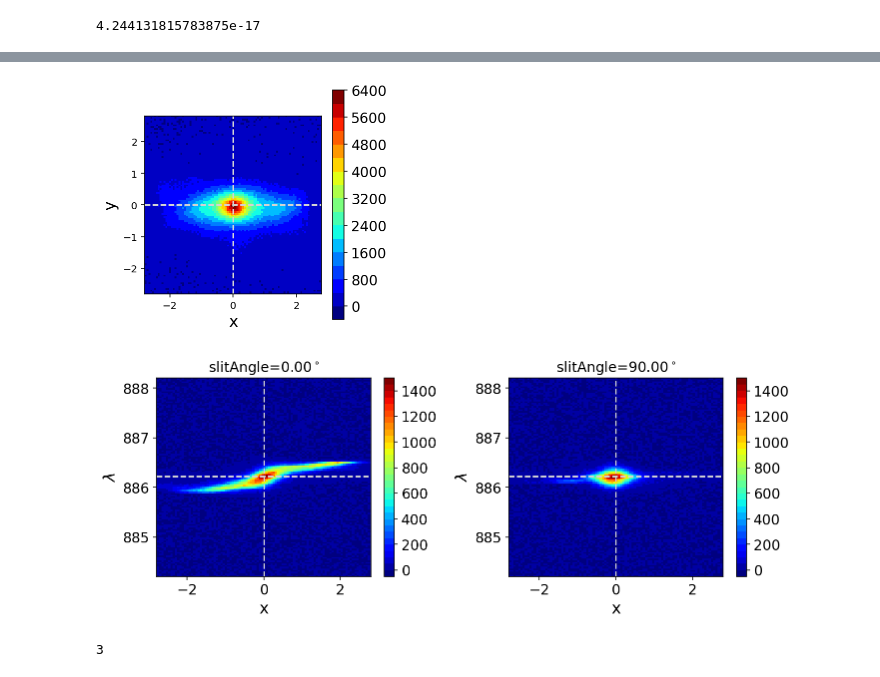
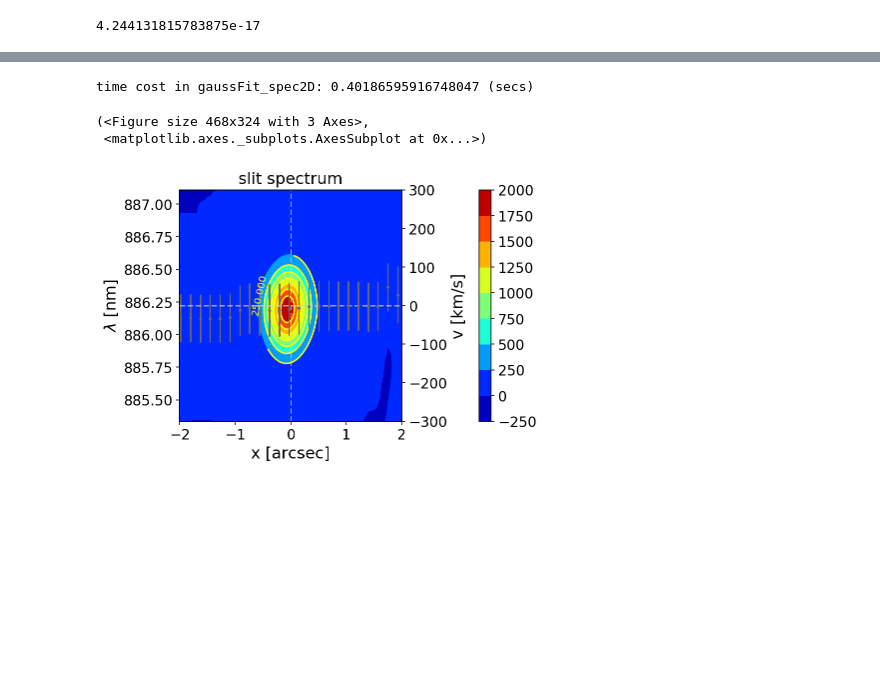
Before and after one commit to msmithUA/TNGcube, a Jupyter notebook: notebooks/[demo] TNGmock.ipynb, the cells around one changed output, grey strips where cells are left out. Drawn from its saved outputs; the diff is of its cells as text; code cells hidden in the pictures; blank space fills up the shorter version.

```diff
--- a/notebooks/[demo] TNGmock.ipynb
+++ b/notebooks/[demo] TNGmock.ipynb
@@ -62,9 +82,13 @@ data_info = mock.gen_mock_data(noise_mode=1)
+# %%
+model_minor = dataInfo['spec'][1].GF.model
+dataInfo['spec'][1].display(xlim=[-2., 2], vlim=[-300, 300], mark_fit=True, model=model_minor)
+# %% [output]
+time cost in gaussFit_spec2D: 0.40186595916748047 (secs)
+(<Figure size 468x324 with 3 Axes>,
+ <matplotlib.axes._subplots.AxesSubplot at 0x...>)
+[figure, added]
 # %%
-plot_image( data_info['image'], spaceGrid=data_info['spaceGrid'], xlim=[-2.8, 2.8])
-#plot_image( data_info['image'], spaceGrid=data_info['spaceGrid'], xlim=[-1.2, 1.2])
+#plot_image( data_info['image'].array, spaceGrid=data_info['spaceGrid'], xlim=[-2.8, 2.8])
+
+#spec_arrays = [data_info['spec'][0].array, data_info['spec'][1].array]
+#plot_specs(spec_arrays, slitAngles=mock.Pars.fid['slitAngles'], spaceGrid=data_info['spaceGrid'], lambdaGrid=data_info['lambdaGrid'], xlim=[-2.8, 2.8])
-# %% [output]
-[figure, removed]
-# %%
-plot_specs(data_info['spec'], slitAngles=mock.Pars.fid['slitAngles'], spaceGrid=data_info['spaceGrid'], lambdaGrid=data_info['lambdaGrid'], xlim=[-2.8, 2.8])
-# %% [output]
-[figure, removed]
@@ -73,4 +94,0 @@ dicta = {'a':3, 'b':4, 'c':30}
-# %%
-dicta['a']
-# %% [output]
-3
```
Also changed, not shown: parts of 19 cells of this notebook, 3 other files.
